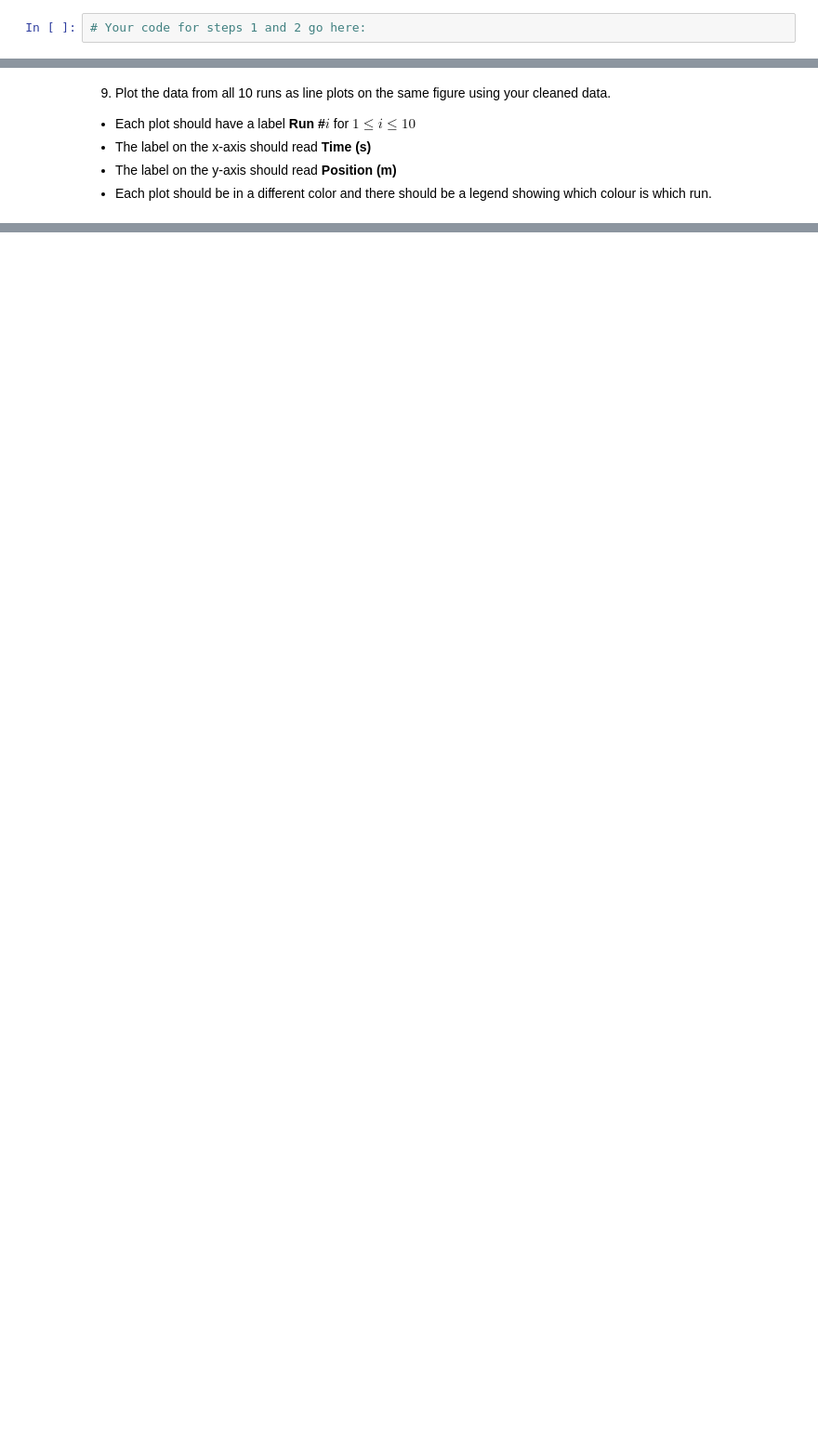
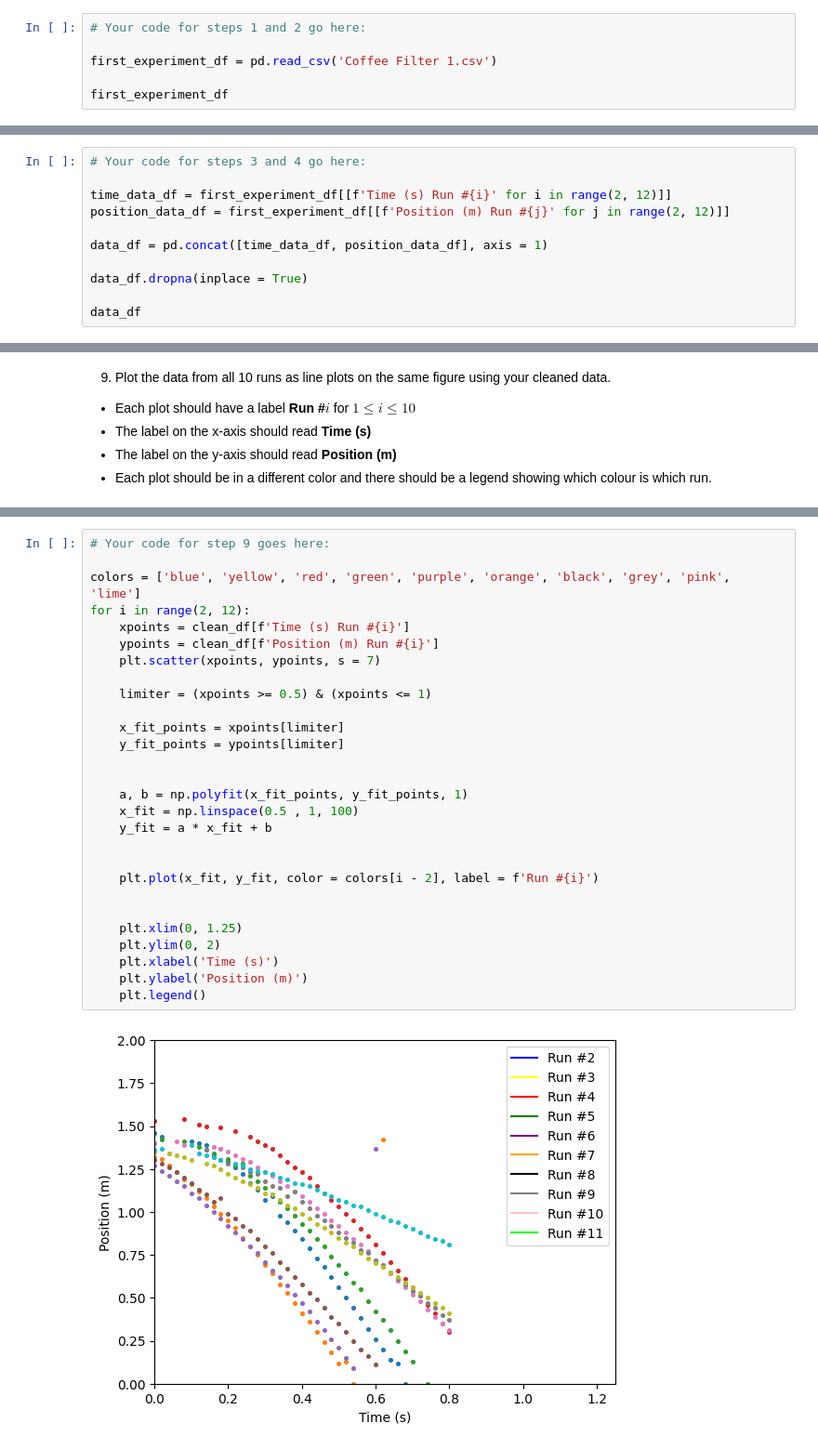
Before and after one commit to Sebastian42-5/python-2, a Jupyter notebook: assignment 1/assign1.ipynb, the cells around one changed output, grey strips where cells are left out. Shown at 93% size. Drawn from its saved outputs; the diff is of its cells as text; blank space fills up the shorter version.

```diff
--- a/assignment 1/assign1.ipynb
+++ b/assignment 1/assign1.ipynb
@@ -174,3 +196,7 @@ Note that you should automate the process of plotting the 10 graphs.
 3. Display the content of the DataFrame to the screen
 # %%
 # Your code for steps 1 and 2 go here:
+
+first_experiment_df = pd.read_csv('Coffee Filter 1.csv')
+
+first_experiment_df
@@ -186,0 +225,11 @@ Note that this process should be automated.
+# %%
+# Your code for steps 3 and 4 go here:
+
+time_data_df = first_experiment_df[[f'Time (s) Run #{i}' for i in range(2, 12)]]
+position_data_df = first_experiment_df[[f'Position (m) Run #{j}' for j in range(2, 12)]]
+
+data_df = pd.concat([time_data_df, position_data_df], axis = 1)
+
+data_df.dropna(inplace = True)
+
+data_df
@@ -204,0 +309,30 @@ Note that you should clean your data for each of the 10 runs and you should auto
+# %%
+# Your code for step 9 goes here:
+
+colors = ['blue', 'yellow', 'red', 'green', 'purple', 'orange', 'black', 'grey', 'pink', 'lime']
+for i in range(2, 12):
+    xpoints = clean_df[f'Time (s) Run #{i}']
+    ypoints = clean_df[f'Position (m) Run #{i}']
+    plt.scatter(xpoints, ypoints, s = 7)
+
+    limiter = (xpoints >= 0.5) & (xpoints <= 1)
+
+    x_fit_points = xpoints[limiter]
+    y_fit_points = ypoints[limiter]
+
+
+    a, b = np.polyfit(x_fit_points, y_fit_points, 1)
+    x_fit = np.linspace(0.5 , 1, 100)
+    y_fit = a * x_fit + b
+
+
+    plt.plot(x_fit, y_fit, color = colors[i - 2], label = f'Run #{i}')
+
+
+    plt.xlim(0, 1.25)
+    plt.ylim(0, 2)
+    plt.xlabel('Time (s)')
+    plt.ylabel('Position (m)')
+    plt.legend()
+# %% [output]
+[figure, added]
```
Also changed, not shown: parts of 8 cells of this notebook, 4 other files.
